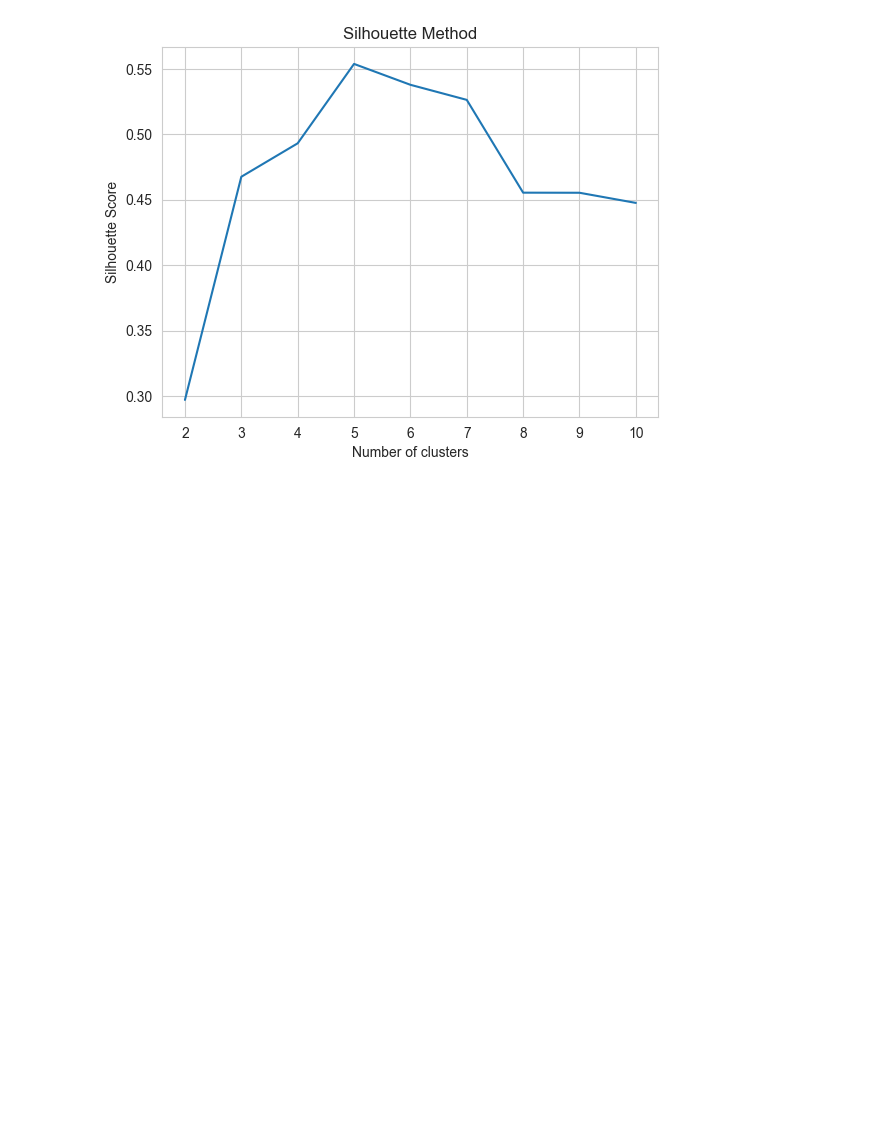
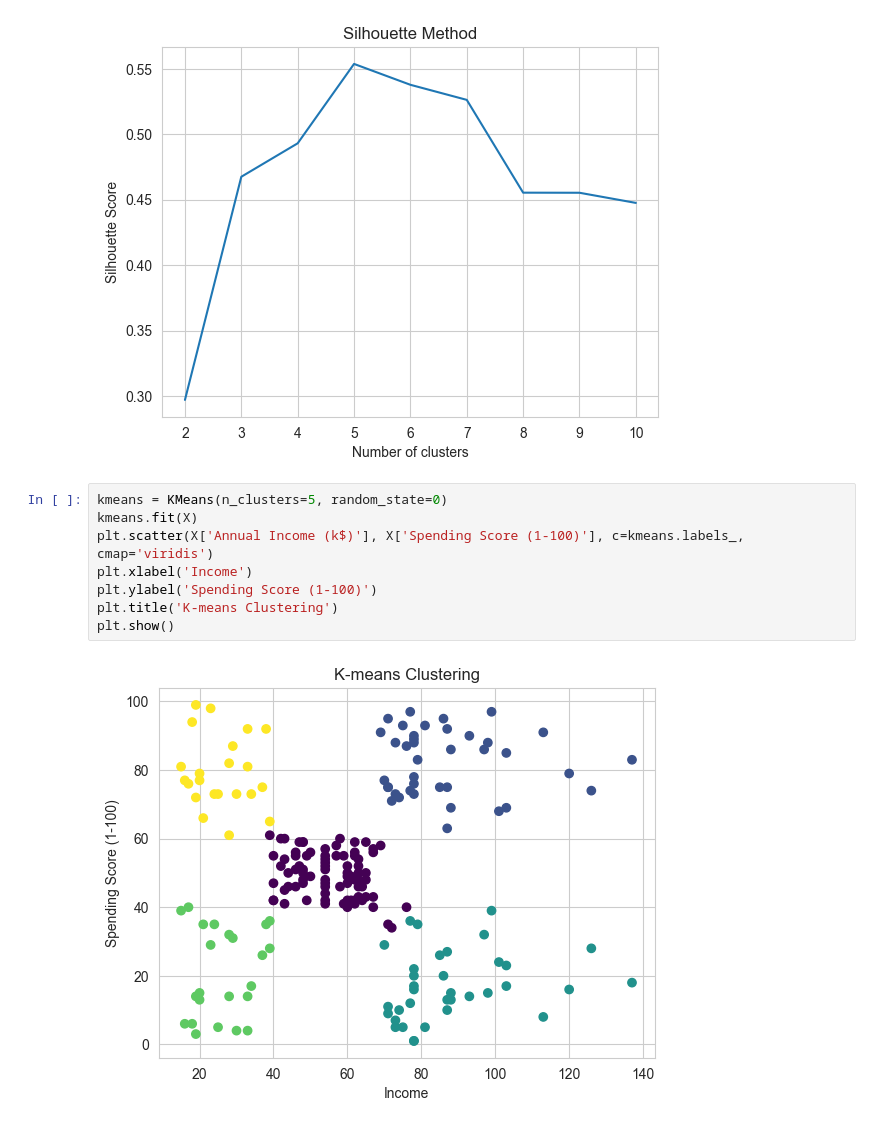
Before and after one commit to argonautts/KUBSU-ML, a Jupyter notebook: 6. Clustering/lab6.ipynb, the cells around one changed output. Saved outputs shown, nothing was run; the diff lists cells and outputs as text; blank space fills up the shorter version.

```diff
--- a/6. Clustering/lab6.ipynb
+++ b/6. Clustering/lab6.ipynb
@@ -249,3 +249,13 @@ plt.ylabel('Silhouette Score')
 plt.show()
 # %% [output]
 [figure]
+# %%
+kmeans = KMeans(n_clusters=5, random_state=0)
+kmeans.fit(X)
+plt.scatter(X['Annual Income (k$)'], X['Spending Score (1-100)'], c=kmeans.labels_, cmap='viridis')
+plt.xlabel('Income')
+plt.ylabel('Spending Score (1-100)')
+plt.title('K-means Clustering')
+plt.show()
+# %% [output]
+[figure, added]
```
Also changed, not shown: parts of 1 cell of this notebook, 9 other files.
